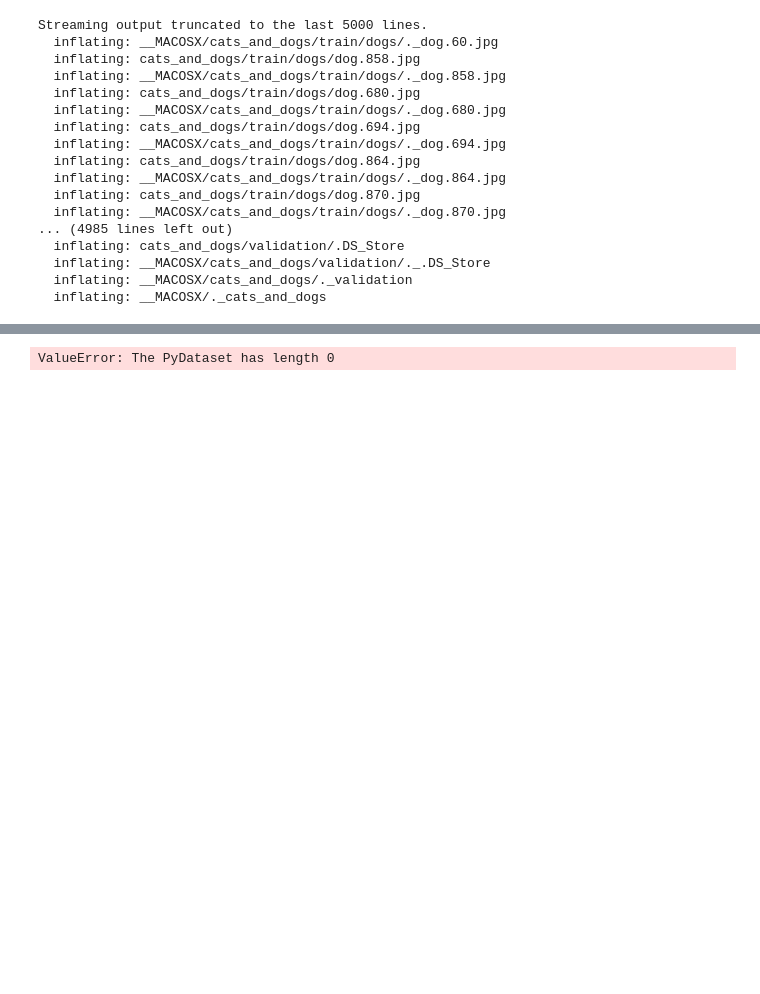
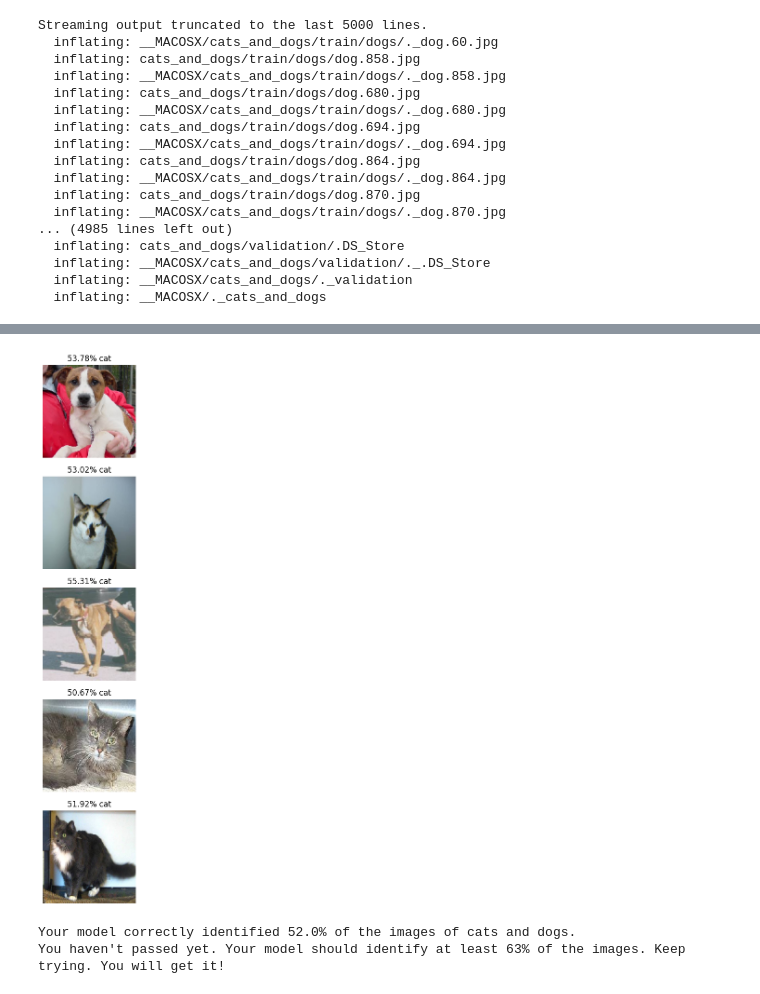
Before and after one commit to imsyaha06/Big_Mart_Sales.app, a Jupyter notebook: fcc_cat_dog.ipynb, the cells around one changed output, grey strips where cells are left out. Saved outputs shown, nothing was run; the diff lists cells and outputs as text; code cells hidden in the pictures; blank space fills up the shorter version.

```diff
--- a/fcc_cat_dog.ipynb
+++ b/fcc_cat_dog.ipynb
@@ -250,0 +224,12 @@ plt.show()
+# %%
+#10
+# Make predictions
+probabilities = model.predict(test_data_gen)
+probabilities = probabilities.flatten()
+
+# Extract test images correctly
+sample_test_images = next(iter(test_data_gen))  # This works without labels
+
+# Display predictions
+plotImages(sample_test_images[:5], probabilities[:5])
+# %% [output]
@@ -251,21 +237,13 @@ plt.show()
+[figure, added]
 # %%
 # 11
-# Evaluate the model (Cell 11)
-probabilities = model.predict(test_data_gen, steps=total_test // batch_size, verbose=1)
+answers =  [1, 0, 0, 1, 0, 0, 0, 0, 1, 1, 0,
+            1, 0, 1, 0, 1, 1, 0, 1, 1, 0, 0,
+            1, 1, 1, 1, 1, 0, 0, 0, 0, 0, 1,
+            1, 0, 1, 1, 1, 1, 0, 1, 0, 1, 1,
+            0, 0, 0, 0, 0, 0]
 
-# Use predefined answers for comparison
-answers = [1, 0, 0, 1, 0, 0, 0, 0, 1, 1, 0,
-           1, 0, 1, 0, 1, 1, 0, 1, 1, 0, 0,
-           1, 1, 1, 1, 1, 0, 0, 0, 0, 0, 1,
-           1, 0, 1, 1, 1, 1, 0, 1, 0, 1, 1,
-           0, 0, 0, 0, 0, 0]
-
-correct = 0
-
-for probability, answer in zip(probabilities, answers):
-    if round(probability) == answer:
-        correct += 1
-
+correct = sum(round(prob) == ans for prob, ans in zip(probabilities, answers))
 percentage_identified = (correct / len(answers)) * 100
 
 passed_challenge = percentage_identified >= 63
@@ -273,8 +251,9 @@ passed_challenge = percentage_identified >= 63
 print(f"Your model correctly identified {round(percentage_identified, 2)}% of the images of cats and dogs.")
 
 if passed_challenge:
-    print("You passed the challenge!")
+  print("You passed the challenge!")
 else:
-    print("You haven't passed yet. Your model should identify at least 63% of the images. Keep trying. You will get it!")
+  print("You haven't passed yet. Your model should identify at least 63% of the images. Keep trying. You will get it!")
 # %% [output]
-ValueError: The PyDataset has length 0
+Your model correctly identified 52.0% of the images of cats and dogs.
+You haven't passed yet. Your model should identify at least 63% of the images. Keep trying. You will get it!
```
Also changed, not shown: parts of 10 cells of this notebook.
